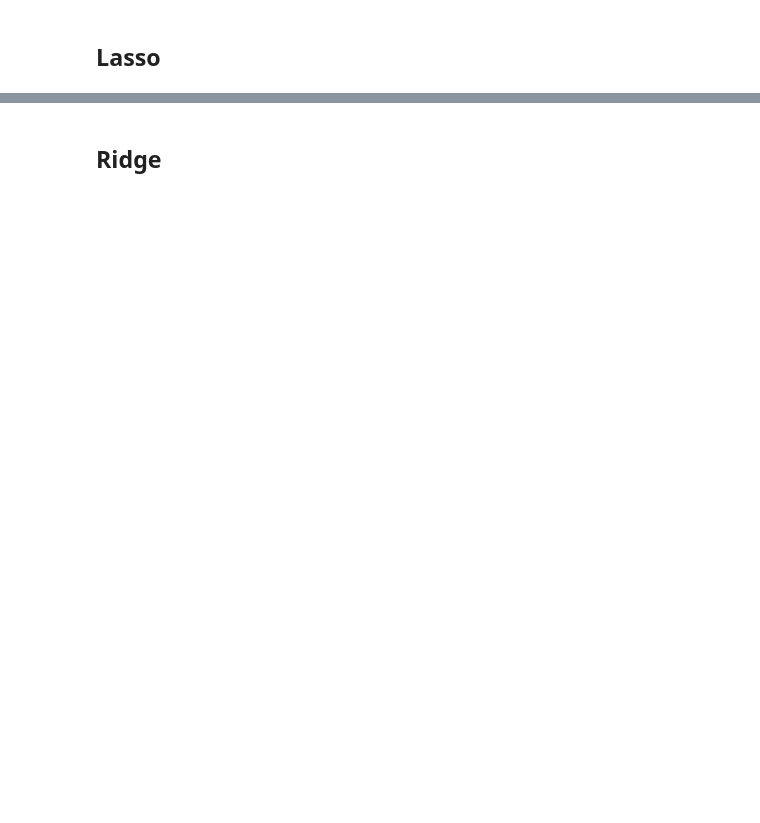
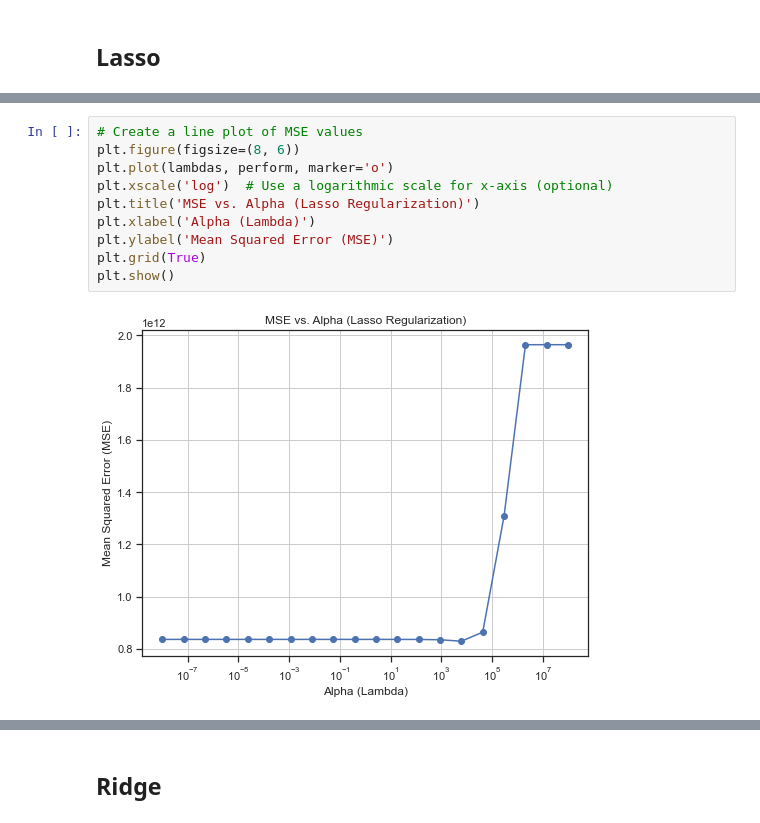
Before and after one commit to martinskafte321/Introduction-Social-Data-Science, a Jupyter notebook: Exam_project/Machine_Learning.ipynb, the cells around one changed output, grey strips where cells are left out. Drawn from its saved outputs; the diff is of its cells as text; blank space fills up the shorter version.

```diff
--- a/Exam_project/Machine_Learning.ipynb
+++ b/Exam_project/Machine_Learning.ipynb
@@ -175,0 +172,12 @@ Validation MSE: 6208832190744.457
+# %%
+# Create a line plot of MSE values
+plt.figure(figsize=(8, 6))
+plt.plot(lambdas, perform, marker='o')
+plt.xscale('log')  # Use a logarithmic scale for x-axis (optional)
+plt.title('MSE vs. Alpha (Lasso Regularization)')
+plt.xlabel('Alpha (Lambda)')
+plt.ylabel('Mean Squared Error (MSE)')
+plt.grid(True)
+plt.show()
+# %% [output]
+[figure, added]
```
Also changed, not shown: parts of 37 cells of this notebook.
